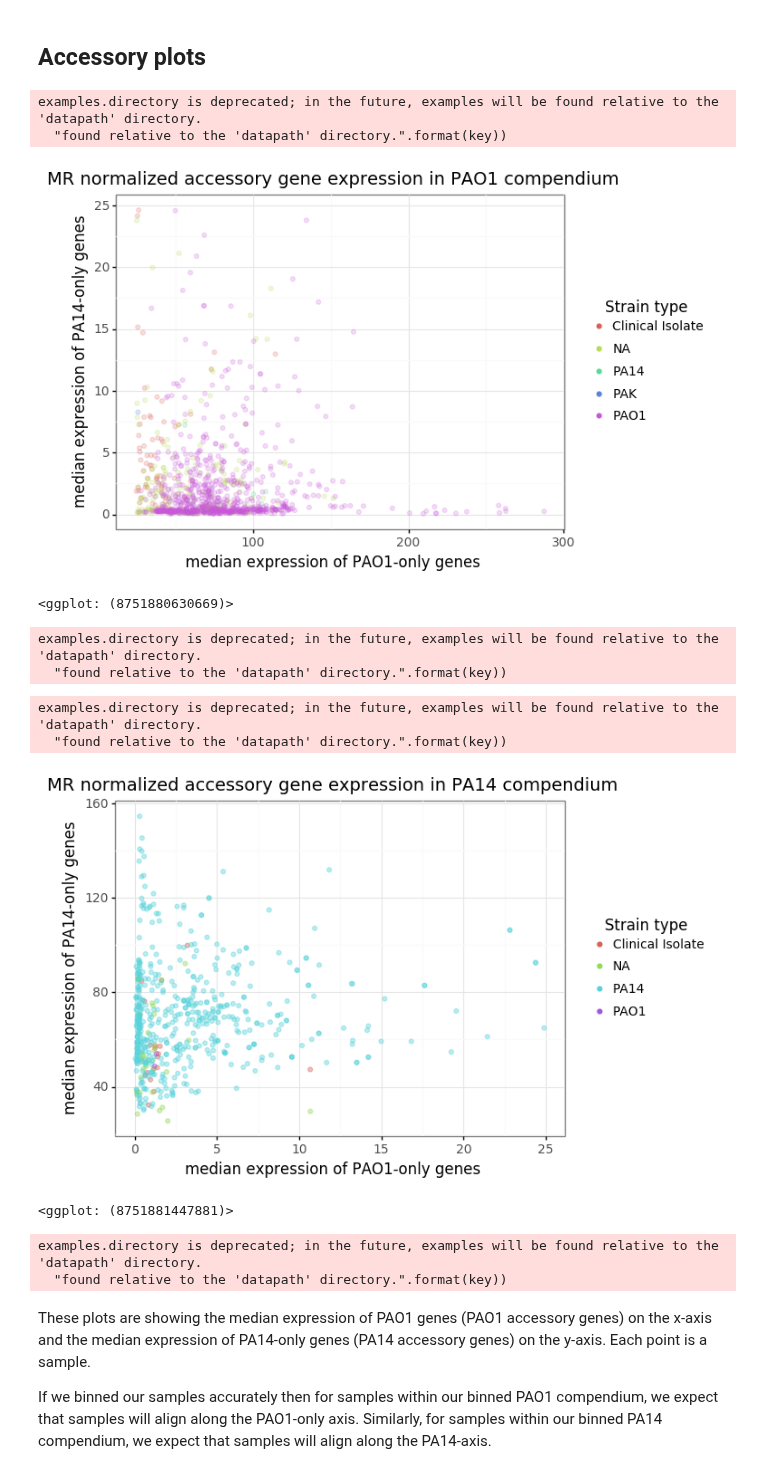
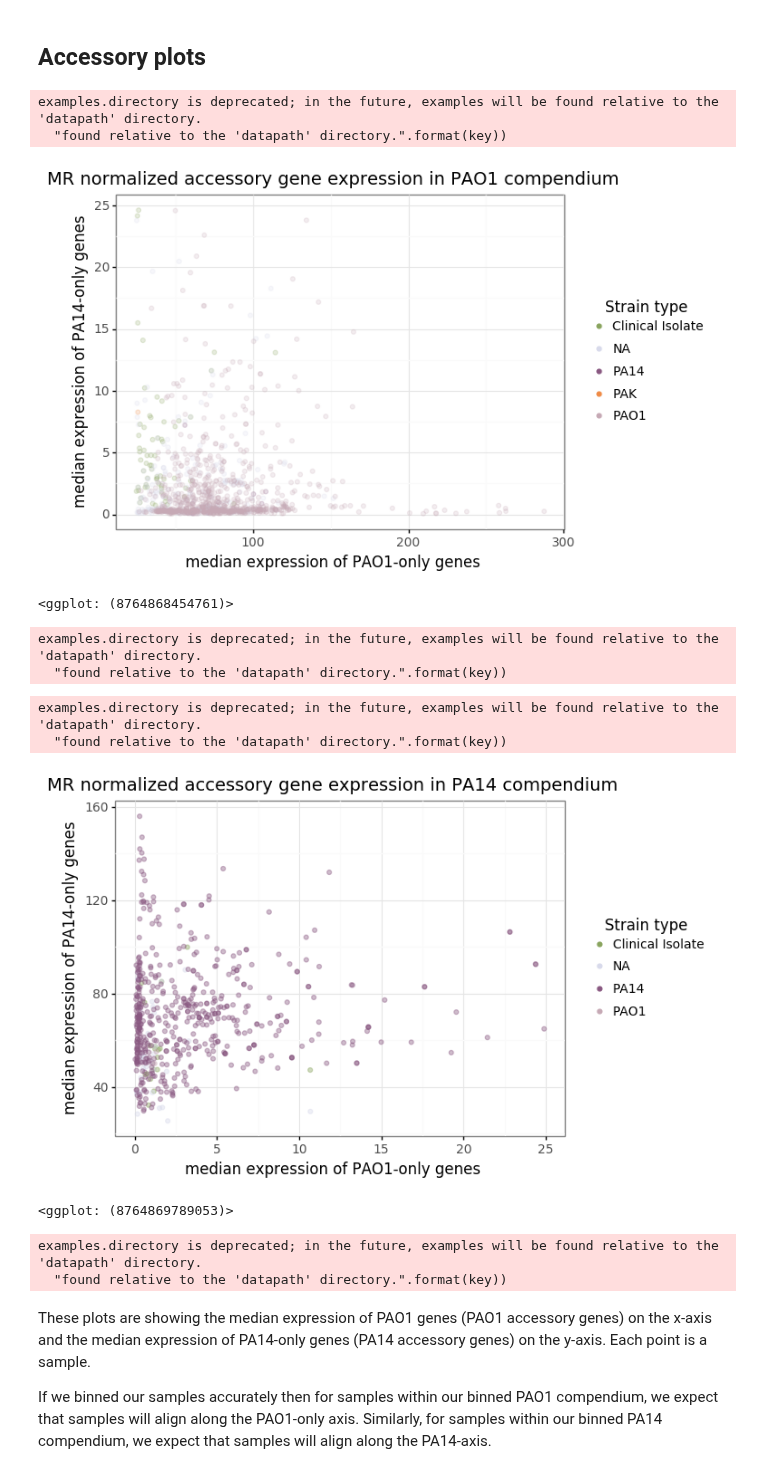
Before and after one commit to greenelab/core-accessory-interactome, a Jupyter notebook: 1_processing/3_validate_compendia.ipynb, the cells around one changed output. Saved outputs shown, nothing was run; the diff lists cells and outputs as text; code cells hidden in the pictures.

```diff
--- a/1_processing/3_validate_compendia.ipynb
+++ b/1_processing/3_validate_compendia.ipynb
@@ -234,7 +234,7 @@ fig1 = pn.ggplot(
     pao1_pa14_acc_pao1_compendium_label,
     pn.aes(x="median acc expression_pao1", y="median acc expression_pa14"),
 )
-# fig1 += pn.scale_color_manual(values=colors)
+fig1 += pn.scale_color_manual(values=colors)
 fig1 += pn.geom_point(pn.aes(color="Strain type"), alpha=0.2)
 fig1 += pn.labs(
     x="median expression of PAO1-only genes",
@@ -261,8 +261,8 @@ fig1.save(filename=pao1_expression_filename, format="svg", dpi=300)
 # %% [output]
 examples.directory is deprecated; in the future, examples will be found relative to the 'datapath' directory.
   "found relative to the 'datapath' directory.".format(key))
-[figure, old version]
+[figure, new version]
-<ggplot: (8751880630669)>
+<ggplot: (8764868454761)>
 examples.directory is deprecated; in the future, examples will be found relative to the 'datapath' directory.
   "found relative to the 'datapath' directory.".format(key))
 # %%
@@ -270,36 +270,36 @@ examples.directory is deprecated; in the future, examples will be found relative
 fig2 = pn.ggplot(
     pao1_pa14_acc_pa14_compendium_label,
     pn.aes(x="median acc expression_pao1", y="median acc expression_pa14"),
 )
-# fig2 += pn.scale_color_manual(values=colors)
+fig2 += pn.scale_color_manual(values=colors)
 fig2 += pn.geom_point(pn.aes(color="Strain type"), alpha=0.4)
 fig2 += pn.labs(
     x="median expression of PAO1-only genes",
     y="median expression of PA14-only genes",
     title="MR normalized accessory gene expression in PA14 compendium",
     # title="Accessory gene expression in PA14 compendium",
 )
 fig2 += pn.theme_bw()
 fig2 += pn.theme(
     legend_title_align="center",
     plot_background=pn.element_rect(fill="white"),
     legend_key=pn.element_rect(fill="white", colour="white"),
     legend_title=pn.element_text(family="sans-serif", size=12),
     legend_text=pn.element_text(family="sans-serif", size=10),
     plot_title=pn.element_text(family="sans-serif", size=14),
     axis_text=pn.element_text(family="sans-serif", size=10),
     axis_title=pn.element_text(family="sans-serif", size=12),
 )
 fig2 += pn.guides(colour=pn.guide_legend(override_aes={"alpha": 1}))
 
 print(fig2)
 
 fig2.save(filename=pa14_expression_filename, format="svg", dpi=300)
 # %% [output]
 examples.directory is deprecated; in the future, examples will be found relative to the 'datapath' directory.
   "found relative to the 'datapath' directory.".format(key))
-[figure, old version]
+[figure, new version]
-<ggplot: (8751881447881)>
+<ggplot: (8764869789053)>
 examples.directory is deprecated; in the future, examples will be found relative to the 'datapath' directory.
   "found relative to the 'datapath' directory.".format(key))
 # %% [markdown]
```
Also changed, not shown: parts of 17 cells of this notebook, 12 other files.
